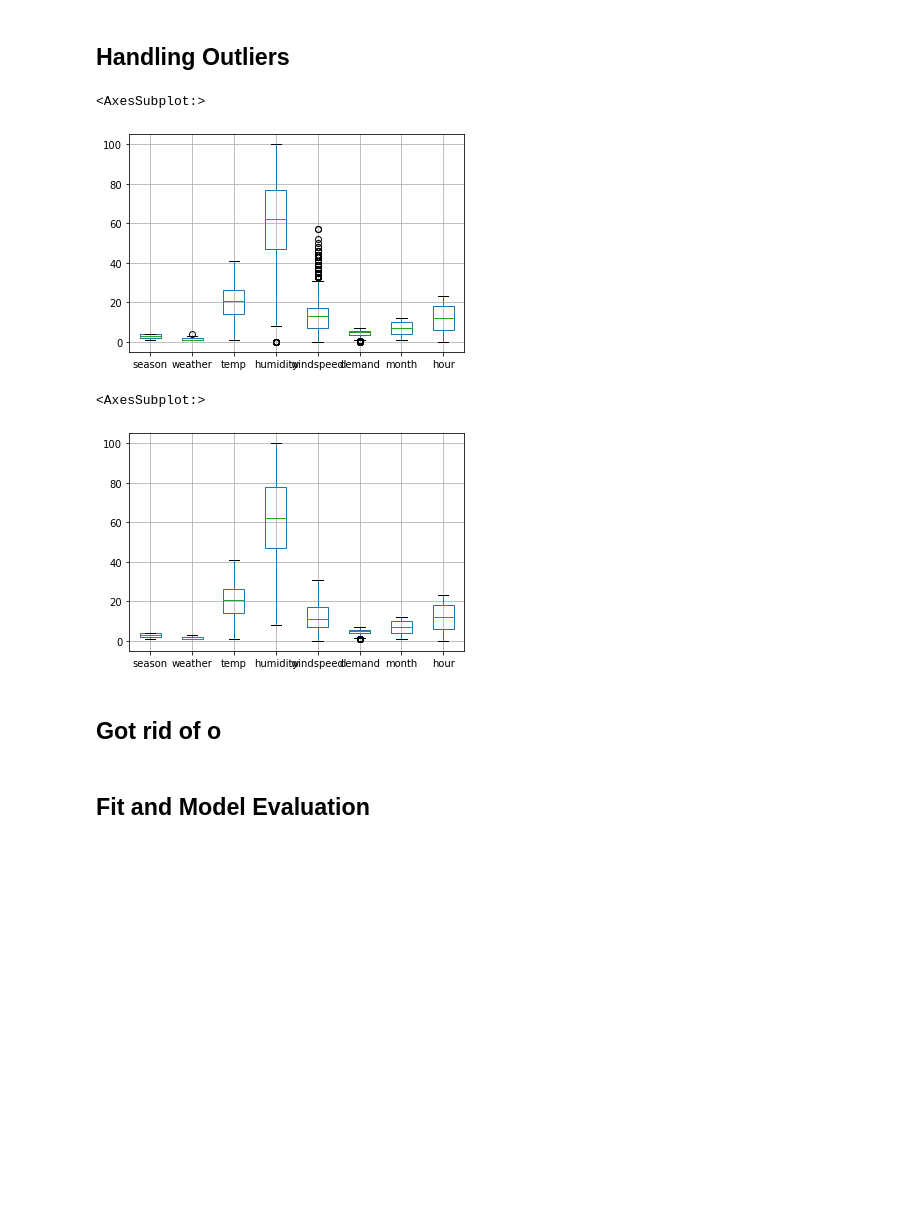
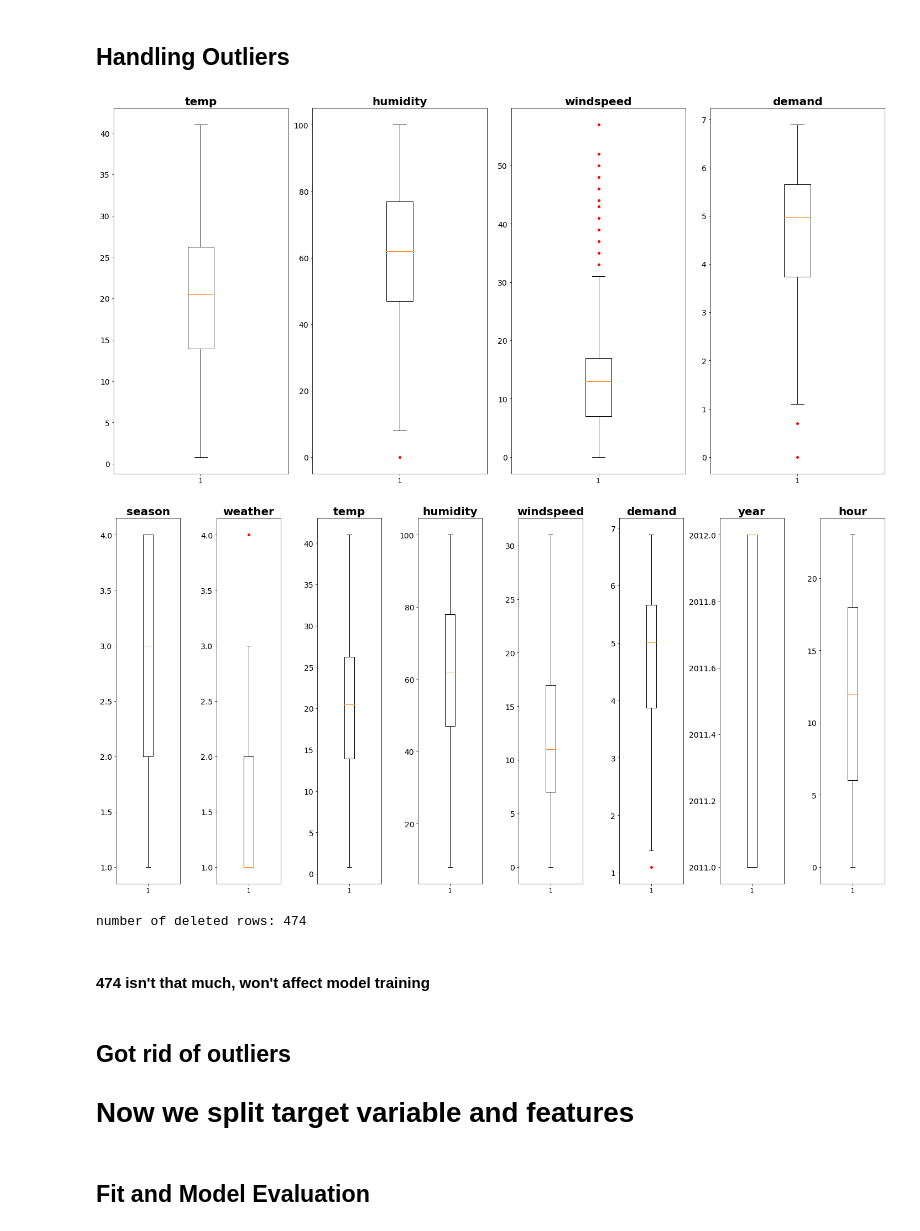
Before and after one commit to cap-ml-119/yazan_hamdan, a Jupyter notebook: Model Training.ipynb, the cells around one changed output. Drawn from its saved outputs; the diff is of its cells as text; code cells hidden in the pictures; blank space fills up the shorter version.

Commit message:
Edited training model

```diff
--- a/Model Training.ipynb
+++ b/Model Training.ipynb
@@ -307,8 +312,22 @@ df.head(2)
 # %% [markdown]
 ## Handling Outliers
-# %%
-df.boxplot()
-# %% [output]
-<AxesSubplot:>
-[figure, removed]
+# %%
+interval_numric_features = ['temp', 'humidity', 'windspeed', 'demand']
+# %%
+interval_numric_features_in_dataframe = df[interval_numric_features]
+# %%
+red_circle = dict(markerfacecolor='red', marker='o', markeredgecolor='white')
+
+fig, axs = plt.subplots(1, len(interval_numric_features_in_dataframe.columns), figsize=(20,10))
+
+for i, ax in enumerate(axs.flat):
+    ax.boxplot(interval_numric_features_in_dataframe.iloc[:,i], flierprops=red_circle)
+    interval_numric_features_in_dataframe.iloc[:,i]
+    ax.set_title(interval_numric_features_in_dataframe.columns[i], fontsize=20, fontweight='bold')
+    ax.tick_params(axis='y', labelsize=14)
+
+
+plt.tight_layout()
+# %% [output]
+[figure, added]
 # %%
@@ -320,10 +339,26 @@ train_without_outliers =df[~((df < (Q1 - 1.5 * IQR)) |(df > (Q3 + 1.5 * IQR))).a
-# %%
-train_without_outliers.boxplot()
-# %% [output]
-<AxesSubplot:>
-[figure, removed]
+# %%
+fig, axs = plt.subplots(1, len(train_without_outliers.columns), figsize=(20,10))
+
+for i, ax in enumerate(axs.flat):
+    ax.boxplot(train_without_outliers.iloc[:,i], flierprops=red_circle)
+    train_without_outliers.iloc[:,i]
+    ax.set_title(train_without_outliers.columns[i], fontsize=20, fontweight='bold')
+    ax.tick_params(axis='y', labelsize=14)
+
+
+plt.tight_layout()
+# %% [output]
+[figure, added]
+# %%
+print("number of deleted rows:", df.shape[0] - train_without_outliers.shape[0])
+# %% [output]
+number of deleted rows: 474
+# %% [markdown]
+#### 474 isn't that much, won't affect model training
 # %% [markdown]
-## Got rid of o
+## Got rid of outliers
+
+# Now we split target variable and features
 # %%
 y_train = train_without_outliers[['demand']]
 X_train = train_without_outliers.drop(['demand'],axis=1)
```
Also changed, not shown: parts of 6 cells of this notebook.
